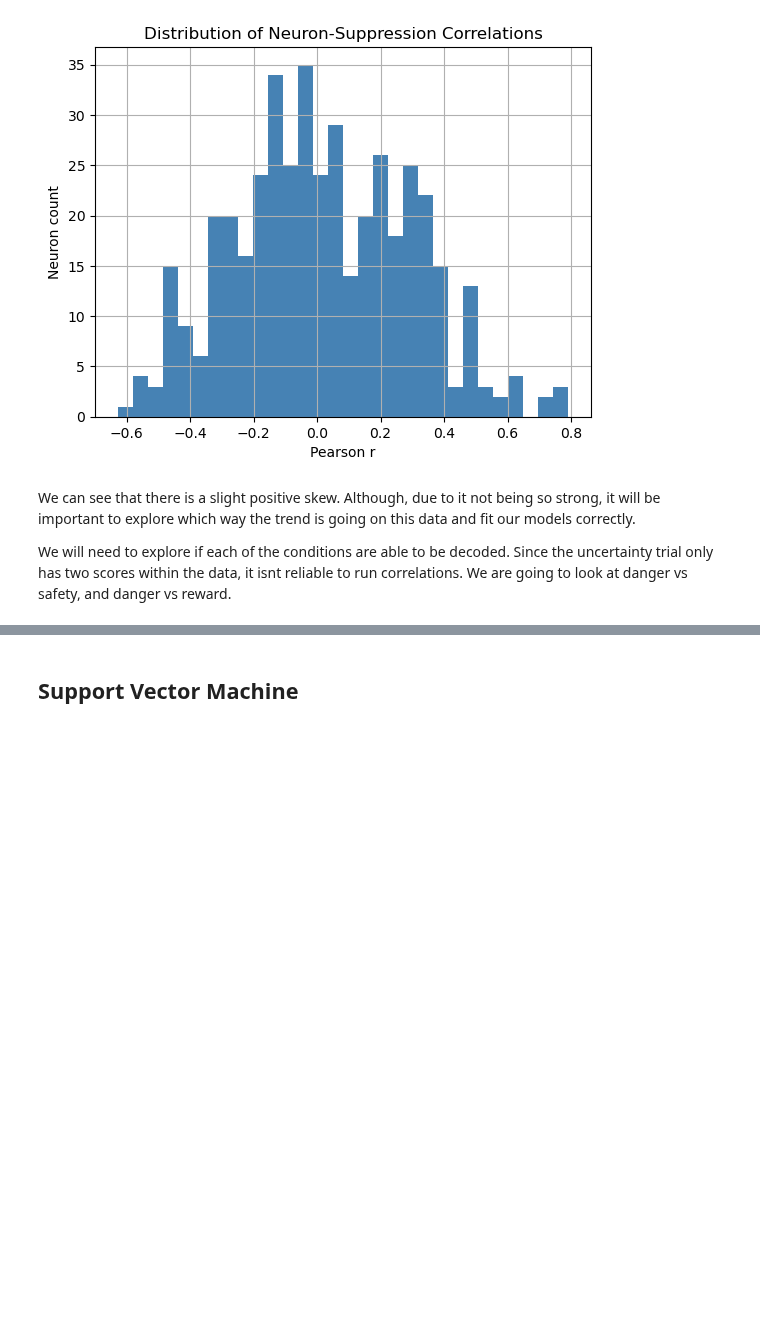
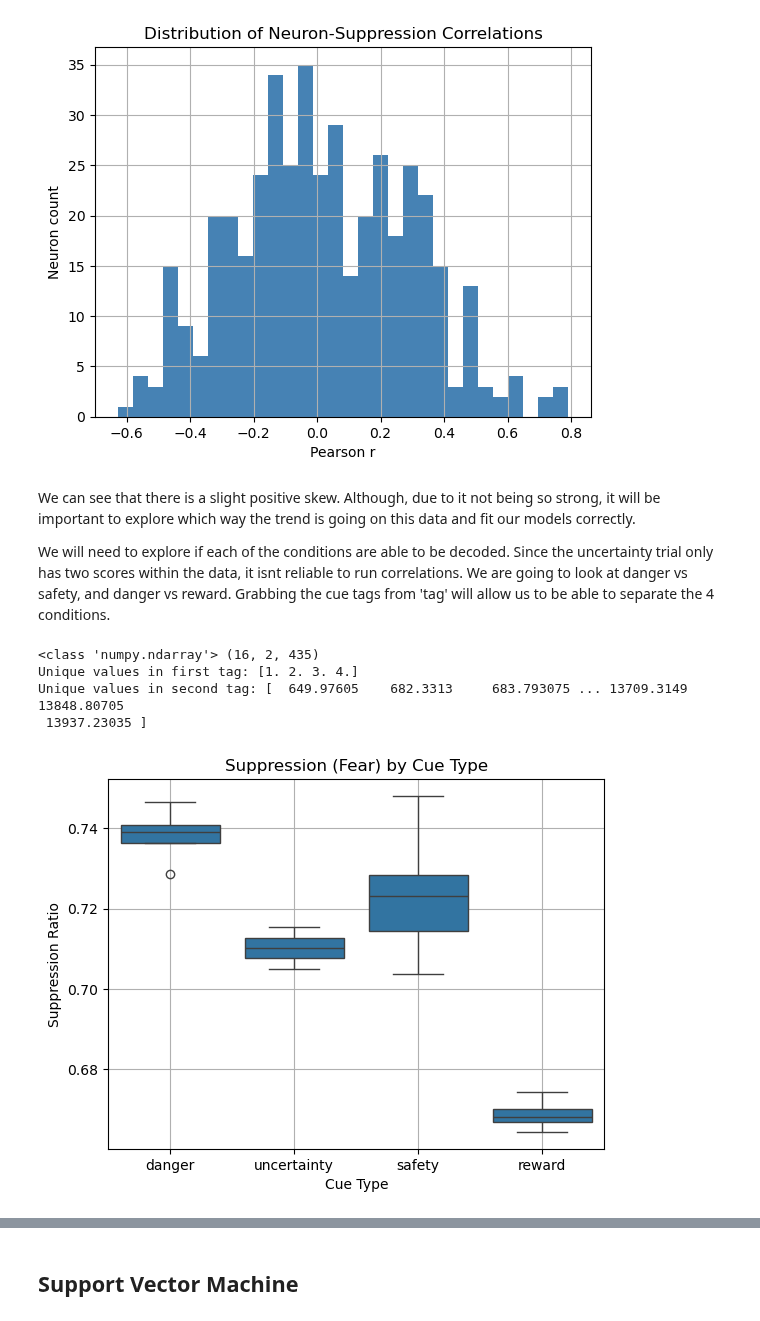
Before and after one commit to JHCelaya/FearDecoding, a Jupyter notebook: ProjectFinal.ipynb, the cells around one changed output, grey strips where cells are left out. Drawn from its saved outputs; the diff is of its cells as text; code cells hidden in the pictures; blank space fills up the shorter version.

Commit message:
added code, some explanations
Still just trying to get all of it down and then go through and talk about what is happening at each step and what we have found.

```diff
--- a/ProjectFinal.ipynb
+++ b/ProjectFinal.ipynb
@@ -286,4 +287,35 @@ plt.show()
 # %% [markdown]
 We can see that there is a slight positive skew. Although, due to it not being so strong, it will be important to explore which way the trend is going on this data and fit our models correctly.
 
-We will need to explore if each of the conditions are able to be decoded. Since the uncertainty trial only has two scores within the data, it isnt reliable to run correlations. We are going to look at danger vs safety, and danger vs reward.
+We will need to explore if each of the conditions are able to be decoded. Since the uncertainty trial only has two scores within the data, it isnt reliable to run correlations. We are going to look at danger vs safety, and danger vs reward. Grabbing the cue tags from 'tag' will allow us to be able to separate the 4 conditions.
+# %%
+tag = data['tag']
+print(type(tag), np.shape(tag))
+
+print("Unique values in first tag:", np.unique(tag[:, 0, :]))
+print("Unique values in second tag:", np.unique(tag[:, 1, :]))
+# %% [output]
+<class 'numpy.ndarray'> (16, 2, 435)
+Unique values in first tag: [1. 2. 3. 4.]
+Unique values in second tag: [  649.97605    682.3313     683.793075 ... 13709.3149   13848.80705
+ 13937.23035 ]
+# %%
+from scipy.stats import mode
+
+# Get the most common label (mode) across neurons for each trial
+cue_labels = mode(tag[:, 0, :], axis=1).mode.flatten().astype(int)
+# %%
+df['cue_label'] = cue_labels
+df['cue_label']
+cue_map = {1: 'danger', 2: 'uncertainty', 3: 'safety', 4: 'reward'}
+df['cue_type'] = df['cue_label'].map(cue_map)
+
+
+sns.boxplot(x='cue_type', y='suppression_mean', data=df)
+plt.title("Suppression (Fear) by Cue Type")
+plt.xlabel("Cue Type")
+plt.ylabel("Suppression Ratio")
+plt.grid(True)
+plt.show()
+# %% [output]
+[figure, added]
```
Also changed, not shown: parts of 16 cells of this notebook, 1 other file.
